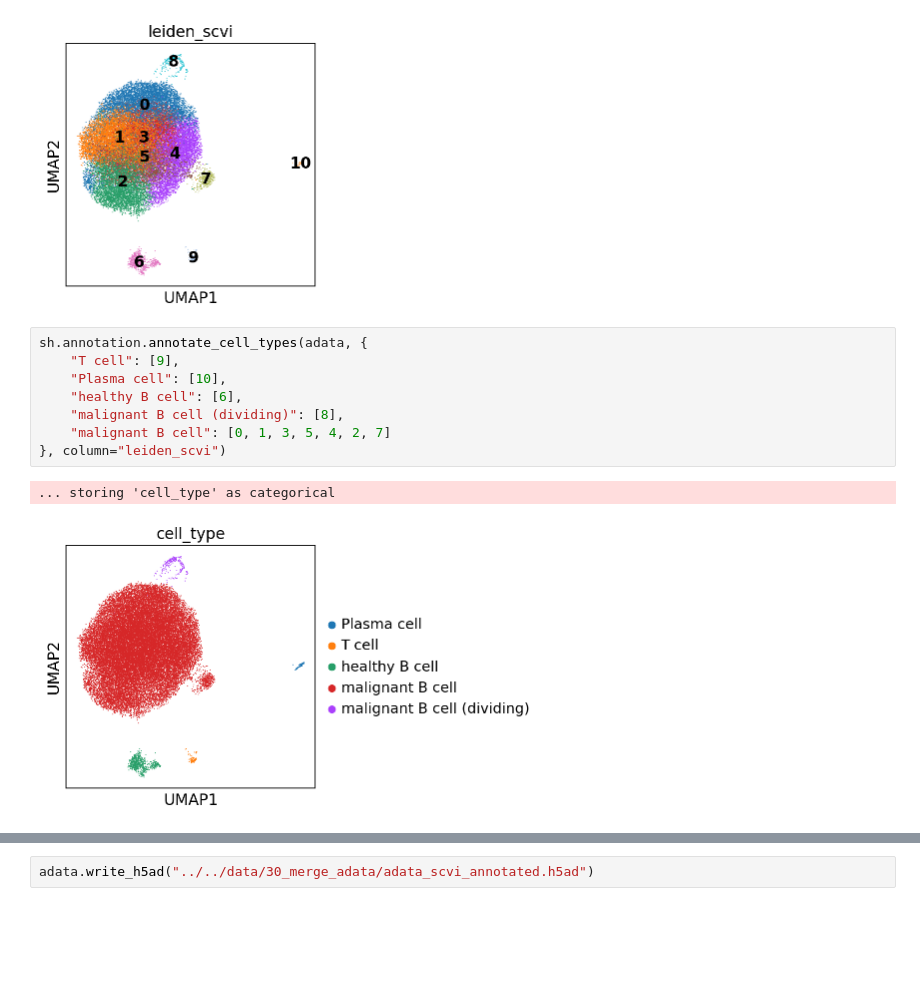
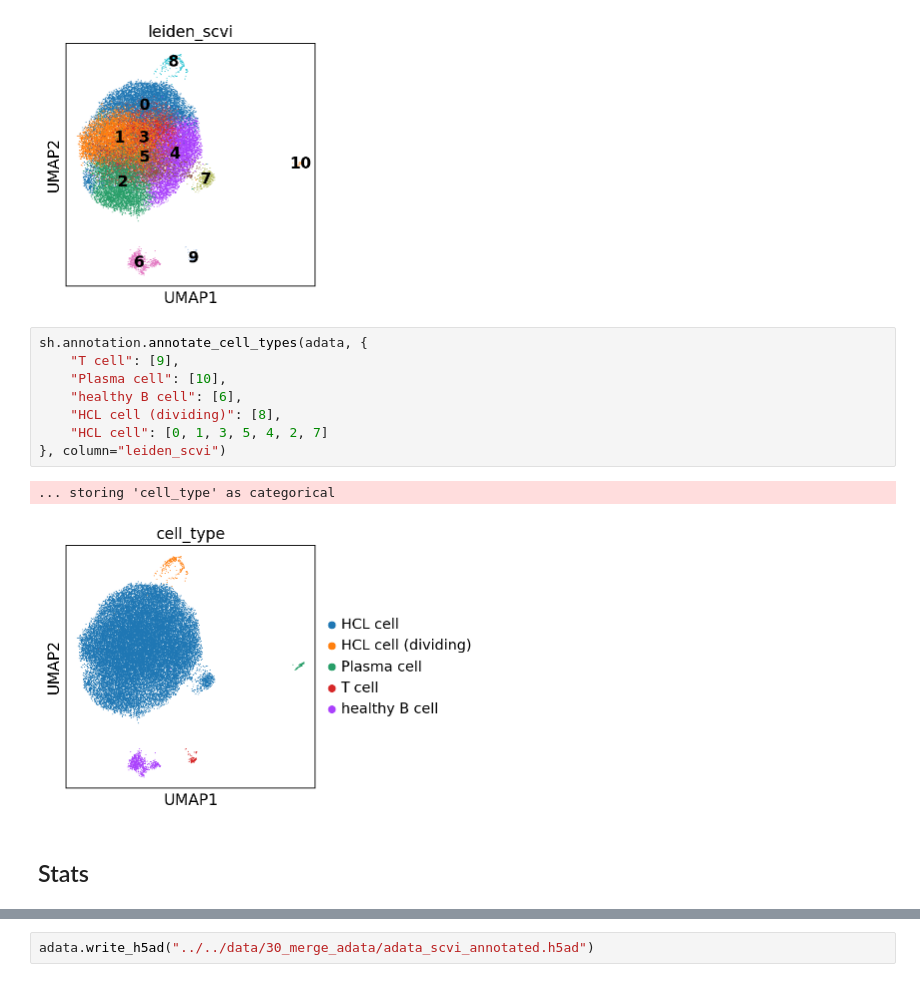
Before and after one commit to icbi-lab/hcl_atlas, a Jupyter notebook: analyses/30_merge_adata/02_annotate_cell_types.ipynb, the cells around one changed output, grey strips where cells are left out. Cells and saved outputs as stored; diff of their text form; blank space fills up the shorter version.

Commit message:
Rename malignant B -> HCL cell

```diff
--- a/analyses/30_merge_adata/02_annotate_cell_types.ipynb
+++ b/analyses/30_merge_adata/02_annotate_cell_types.ipynb
@@ -17,11 +18,13 @@ sc.pl.umap(adata, color="leiden_scvi", legend_loc="on data")
 # %%
 sh.annotation.annotate_cell_types(adata, {
     "T cell": [9],
     "Plasma cell": [10],
     "healthy B cell": [6],
-    "malignant B cell (dividing)": [8],
-    "malignant B cell": [0, 1, 3, 5, 4, 2, 7]
+    "HCL cell (dividing)": [8],
+    "HCL cell": [0, 1, 3, 5, 4, 2, 7]
 }, column="leiden_scvi")
 # %% [output]
 ... storing 'cell_type' as categorical
-[figure, old version]
+[figure, new version]
+# %% [markdown]
+## Stats
```
Also changed, not shown: parts of 8 cells of this notebook, 2 other files.
